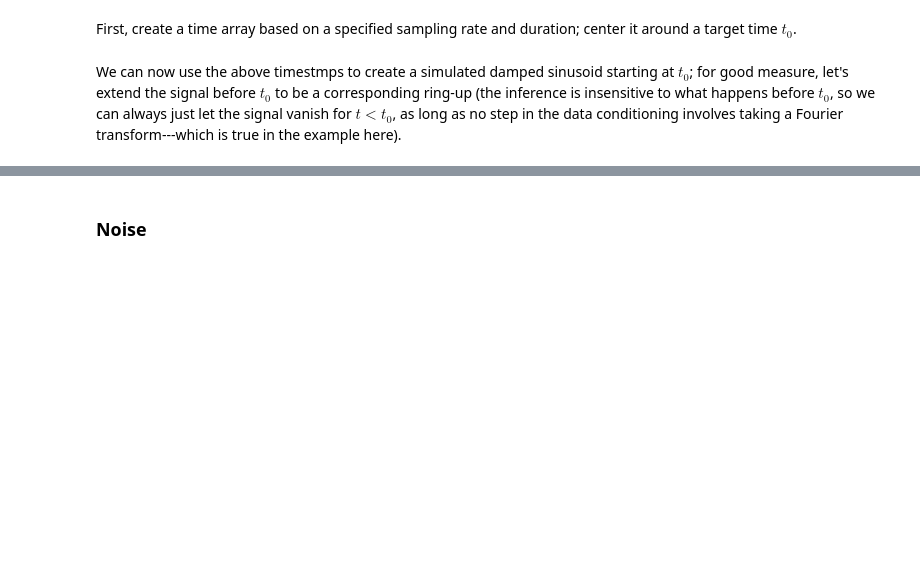
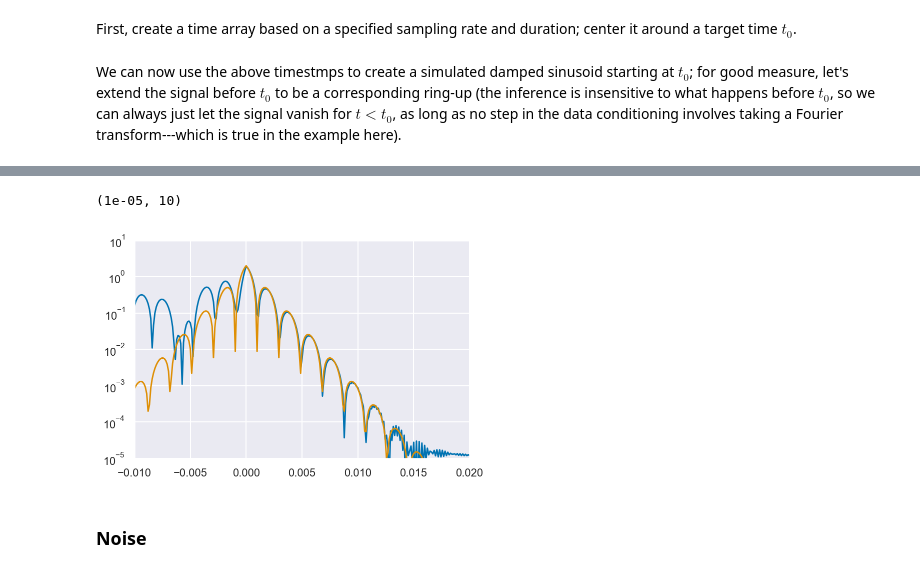
Before and after one commit to Sizheng-Ma/ringdown, a Jupyter notebook: docs/examples/single_damped_sinusoid_mchi.ipynb, the cells around one changed output, grey strips where cells are left out. Cells and saved outputs as stored; diff of their text form; code cells hidden in the pictures; blank space fills up the shorter version.

```diff
--- a/docs/examples/single_damped_sinusoid_mchi.ipynb
+++ b/docs/examples/single_damped_sinusoid_mchi.ipynb
@@ -77,3 +100,11 @@ legend();
+# %%
+semilogy(time,abs((cond_data)))
+semilogy(time,abs(0.5*(signal_overtone)))
+xlim(-0.01, 0.02)
+ylim(1e-5,10)
+# %% [output]
+(1e-05, 10)
+[figure, added]
 # %% [markdown]
 ### Noise
 # %% [markdown]
```
Also changed, not shown: parts of 25 cells of this notebook, 1 other file.
